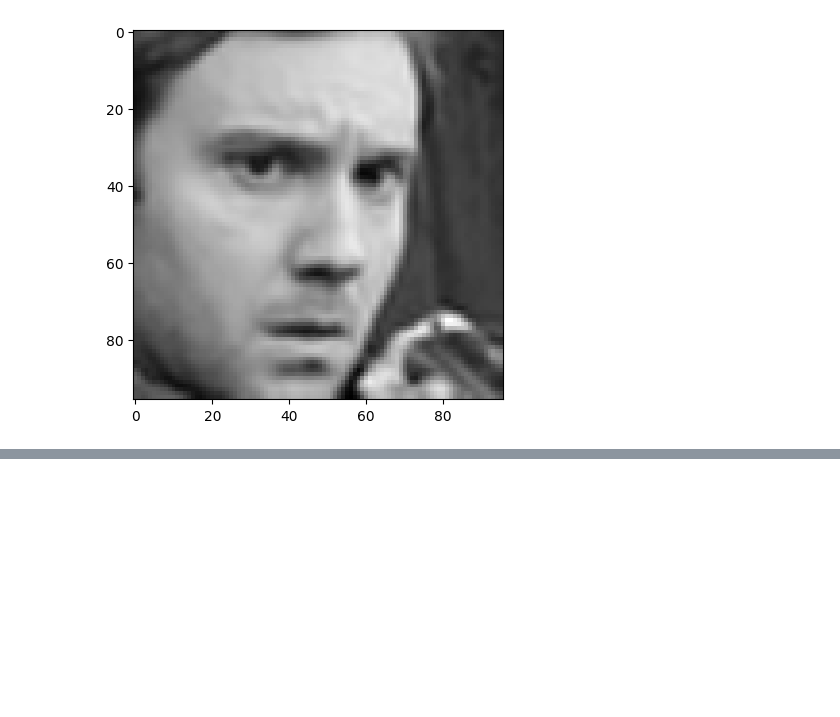
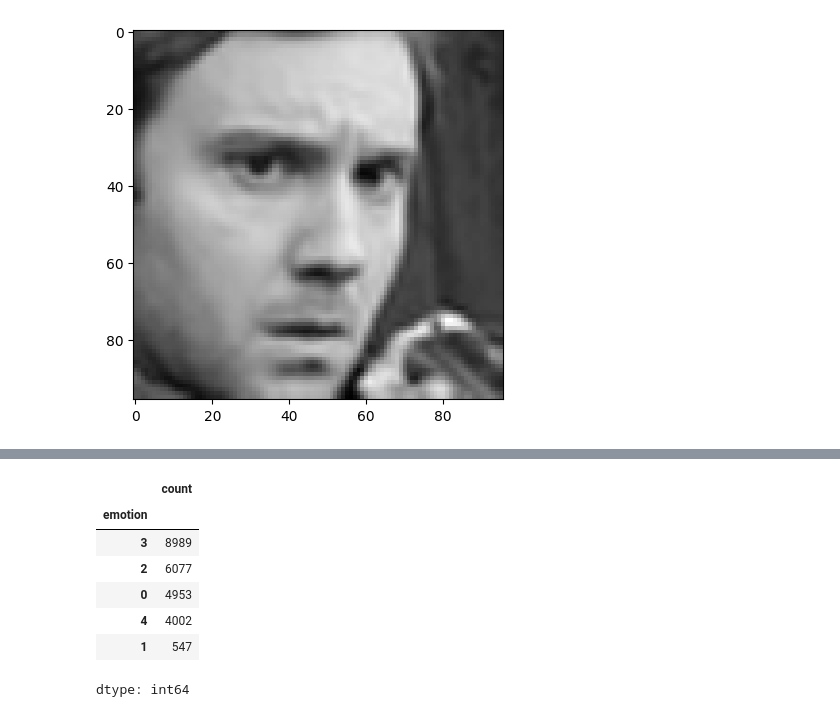
Before and after one commit to ImanNoferesti/Emotion_AI_Python, a Jupyter notebook: 2_Facial_Expression_Detection_AI.ipynb, the cells around one changed output, grey strips where cells are left out. Saved outputs shown, nothing was run; the diff lists cells and outputs as text; code cells hidden in the pictures; blank space fills up the shorter version.

```diff
--- a/2_Facial_Expression_Detection_AI.ipynb
+++ b/2_Facial_Expression_Detection_AI.ipynb
@@ -133,0 +152,11 @@ plt.imshow(facial_expression_df[' pixels'][0], cmap='gray')
+# %%
+facial_expression_df.emotion.value_counts()
+# %% [output]
+|  | count |
+| emotion |  |
+| 3 | 8989 |
+| 2 | 6077 |
+| 0 | 4953 |
+| 4 | 4002 |
+| 1 | 547 |
+dtype: int64
```
Also changed, not shown: parts of 4 cells of this notebook.
